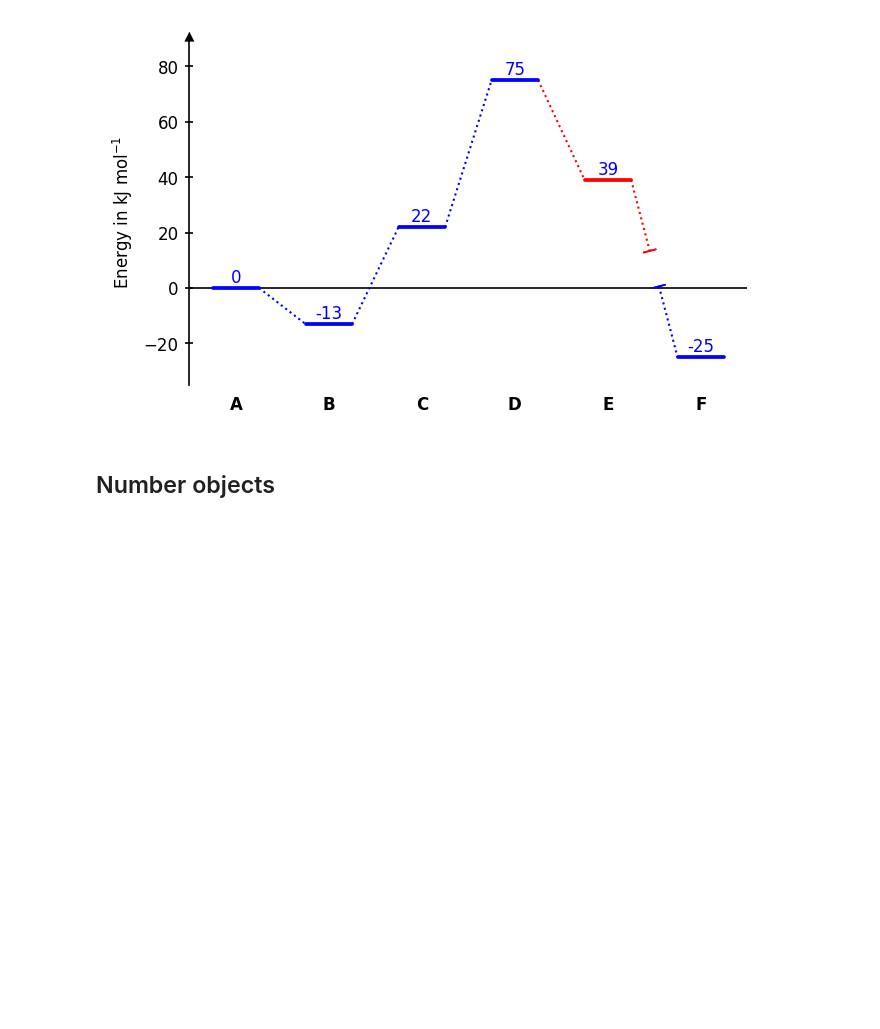
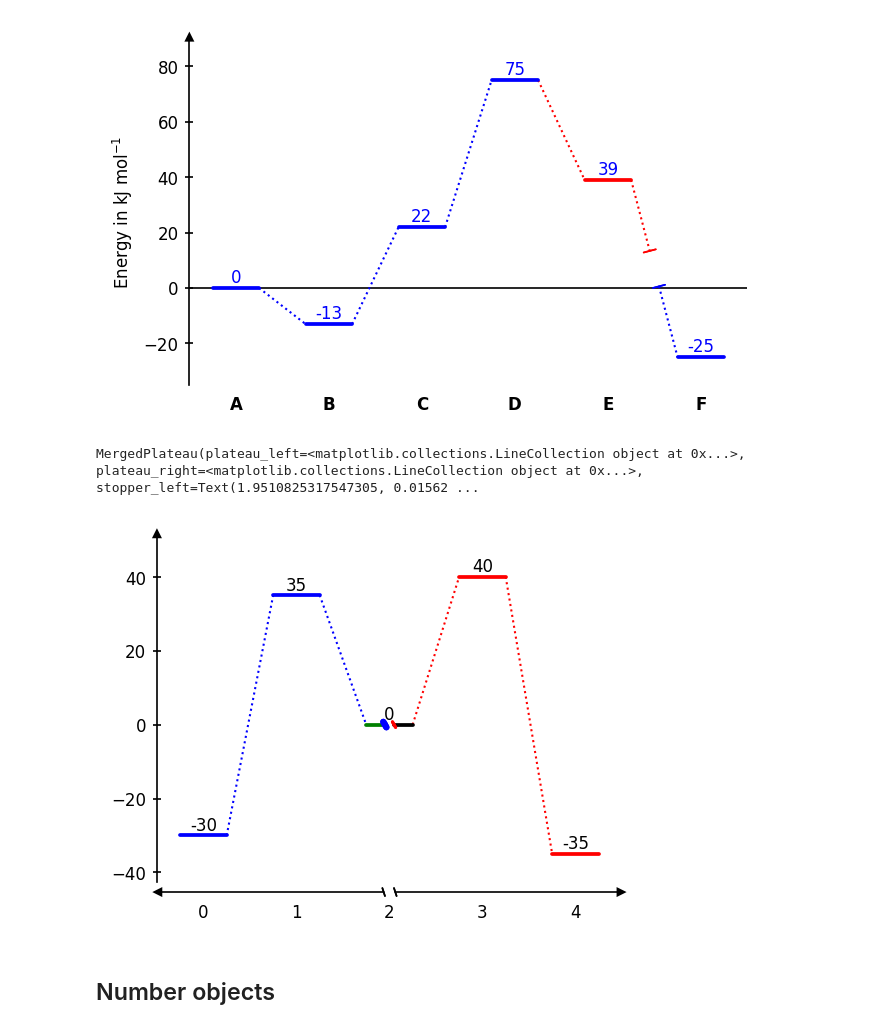
Before and after one commit to Tonner-Zech-Group/chem-diagrams, a Jupyter notebook: examples/example_use.ipynb, the cells around one changed output. Saved outputs shown, nothing was run; the diff lists cells and outputs as text; code cells hidden in the pictures; blank space fills up the shorter version.

```diff
--- a/examples/example_use.ipynb
+++ b/examples/example_use.ipynb
@@ -575,6 +605,43 @@ dia1.show()
 # %% [output]
 {'Pathway 1': PathObject(connections={'0.5': <matplotlib.lines.Line2D object at 0x...>, '1.5': <matplotlib.lines.Line2D object at 0x...>, '2.5': <matplotlib.lines.Line2D object at 0x...>, '3.5': <matp ...
 [figure]
+# %%
+dia = EnergyDiagram(style="twosided", dpi=150)
+
+dia.draw_path(
+    [0,1,2], [-30,35,0], "blue",
+    path_name="Blue path",
+    linetypes=[1,1],
+)
+
+
+
+dia.draw_path(
+    [2,3,4], [0, 40, -35], "red",
+    path_name="Red path",
+    linetypes=[1,1],
+)
+
+dia.merge_plateaus(
+    2, "Blue path", "Red path",
+)
+
+# Get and print the MergedPlateau Object
+mp = dia.lines["Red path"].plateaus["2.0"]
+print(mp)
+
+# Change colors and stopper sizes
+mp.plateau_left.set_color("green")
+mp.plateau_right.set_color("black")
+mp.stopper_left.arrow_patch.set_lw(3)
+
+dia.add_numbers_average(color="black")
+
+
+dia.add_xaxis_break(2)
+# %% [output]
+MergedPlateau(plateau_left=<matplotlib.collections.LineCollection object at 0x...>, plateau_right=<matplotlib.collections.LineCollection object at 0x...>, stopper_left=Text(1.9510825317547305, 0.01562 ...
+[figure, added]
 # %% [markdown]
 ## Number objects
 # %%
```
Also changed, not shown: parts of 4 cells of this notebook, 13 other files.
